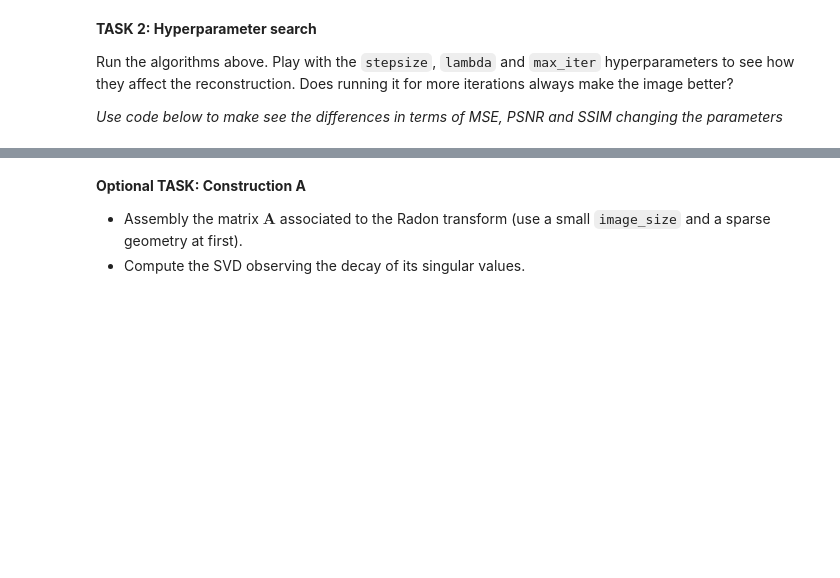
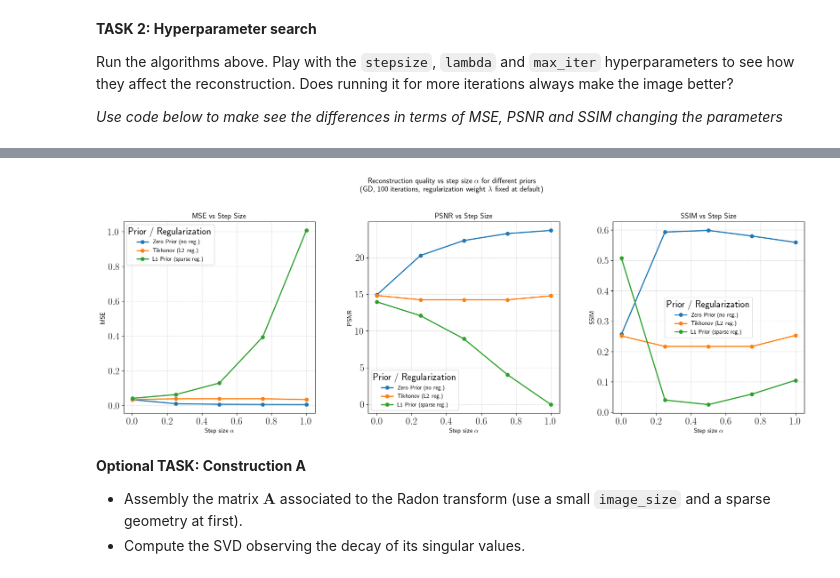
Before and after one commit to mhetacc/CIL, a Jupyter notebook: notebooks/CompleteCTlab.ipynb, the cells around one changed output, grey strips where cells are left out. Cells and saved outputs as stored; diff of their text form; code cells hidden in the pictures; blank space fills up the shorter version.

```diff
--- a/notebooks/CompleteCTlab.ipynb
+++ b/notebooks/CompleteCTlab.ipynb
@@ -388,3 +388,66 @@ plt.show()
+# %%
+priors = {
+    "Zero Prior (no reg.)":   dinv.optim.prior.ZeroPrior(),
+    "Tikhonov (L2 reg.)":     dinv.optim.Tikhonov(),
+    "L1 Prior (sparse reg.)": dinv.optim.L1Prior(),
+}
+
+fig, axs = plt.subplots(1, 3, figsize=(18, 6))
+# Force square axes
+for ax in axs:
+    ax.set_aspect('auto')
+    ax.set_box_aspect(1)
+
+par_list = np.linspace(1e-3, 1, num=5)
+
+for name, prior in priors.items():
+    MSE_list, PSNR_list, SSIM_list = [], [], []
+    for par in par_list:
+        opt = dinv.optim.optim_builder(
+            iteration="GD", prior=prior, data_fidelity=fidelity,
+            max_iter=100, crit_conv='residual', thres_conv=1e-4,
+            early_stop=True, params_algo={"stepsize": par}
+        )
+        u_hat = opt(y, tomo_exp)
+        MSE_list.append(MSE(u_hat, u_SL_small).cpu().item())
+        PSNR_list.append(PSNR(u_hat, u_SL_small).cpu().item())
+        SSIM_list.append(SSIM(u_hat, u_SL_small).cpu().item())
+
+    axs[0].plot(par_list, MSE_list,  marker='o', linewidth=2, markersize=6, label=name)
+    axs[1].plot(par_list, PSNR_list, marker='o', linewidth=2, markersize=6, label=name)
+    axs[2].plot(par_list, SSIM_list, marker='o', linewidth=2, markersize=6, label=name)
+
+# MSE
+axs[0].set_title("MSE vs Step Size", fontsize=13, fontweight='bold')
+axs[0].set_xlabel("Step size $\\alpha$", fontsize=11)
+axs[0].set_ylabel("MSE", fontsize=11)
+axs[0].legend(title="Prior / Regularization", fontsize=10)
+axs[0].grid(True, linestyle='--', alpha=0.5)
+
+# PSNR
+axs[1].set_title("PSNR vs Step Size", fontsize=13, fontweight='bold')
+axs[1].set_xlabel("Step size $\\alpha$", fontsize=11)
+axs[1].set_ylabel("PSNR", fontsize=11)
+axs[1].legend(title="Prior / Regularization", fontsize=10)
+axs[1].grid(True, linestyle='--', alpha=0.5)
+
+# SSIM
+axs[2].set_title("SSIM vs Step Size", fontsize=13, fontweight='bold')
+axs[2].set_xlabel("Step size $\\alpha$", fontsize=11)
+axs[2].set_ylabel("SSIM", fontsize=11)
+axs[2].legend(title="Prior / Regularization", fontsize=10)
+axs[2].grid(True, linestyle='--', alpha=0.5)
+
+fig.suptitle(
+    "Reconstruction quality vs step size $\\alpha$ for different priors\n"
+    "(GD, 100 iterations, regularization weight $\\lambda$ fixed at default)",
+    fontsize=13, y=1.03
+)
+plt.tight_layout()
+plt.savefig("stepsizecompar.png", bbox_inches='tight', dpi=300)
+plt.show()
+# %% [output]
+[figure, added]
 # %% [markdown]
 **Optional TASK: Construction A**
 - Assembly the matrix $\mathbf{A}$ associated to the Radon transform (use a small `image_size` and a sparse geometry at first).
```
Also changed, not shown: parts of 7 cells of this notebook, 10 other files.
